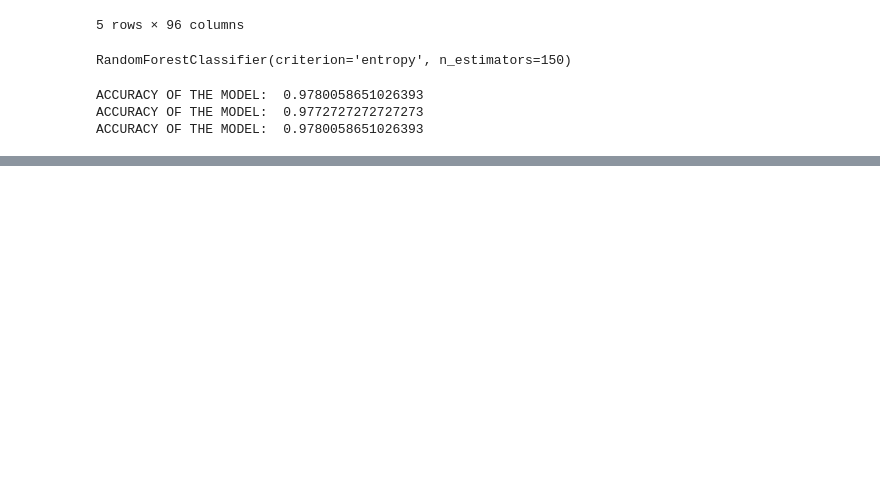
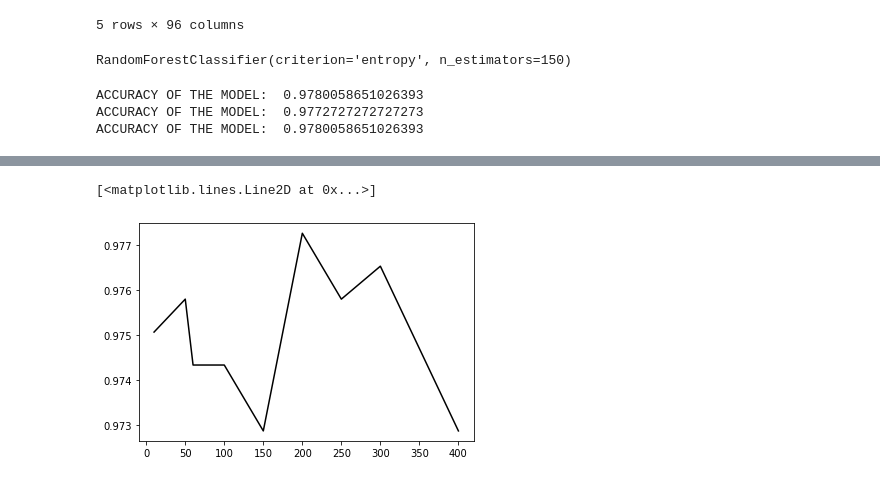
Before and after one commit to RushilPatel0703/ACML_Project, a Jupyter notebook: ACML_Project_Draft.ipynb, the cells around one changed output, grey strips where cells are left out. Drawn from its saved outputs; the diff is of its cells as text; code cells hidden in the pictures; blank space fills up the shorter version.

```diff
--- a/ACML_Project_Draft.ipynb
+++ b/ACML_Project_Draft.ipynb
@@ -115,0 +134,13 @@ plt.plot(estimators,accuracy3)
+# %%
+accuracy6 = []
+# %%
+for i in range(0,10):
+    clf_loop6 = RandomForestClassifier(n_estimators = estimators[i],criterion='gini',max_features='log2')
+    clf_loop6.fit(X_train, y_train)
+    y_pred_loop6 = clf_loop6.predict(X_test)
+    accuracy6.append(metrics.accuracy_score(y_test, y_pred_loop6))
+# %%
+plt.plot(estimators,accuracy6,color='black')
+# %% [output]
+[<matplotlib.lines.Line2D at 0x...>]
+[figure, added]
```
Also changed, not shown: parts of 18 cells of this notebook.
